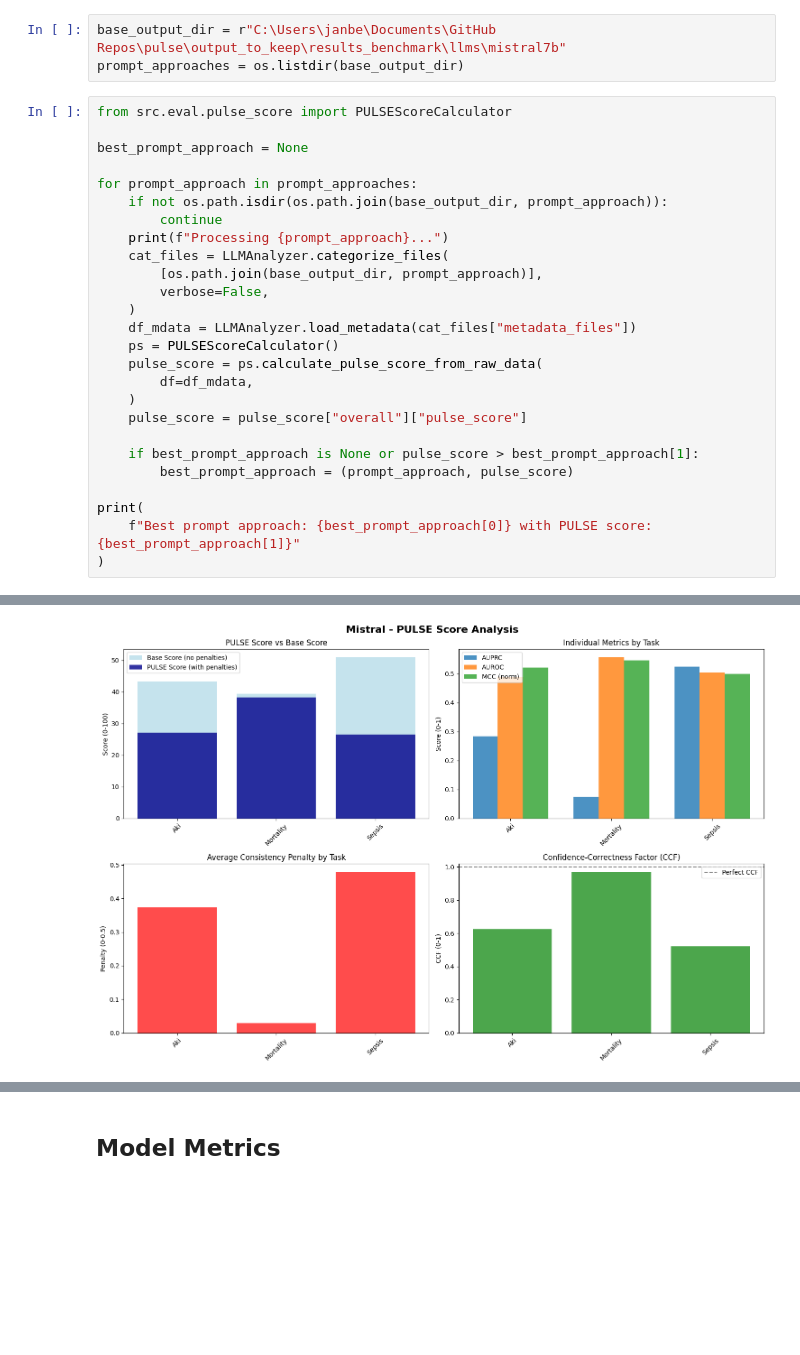
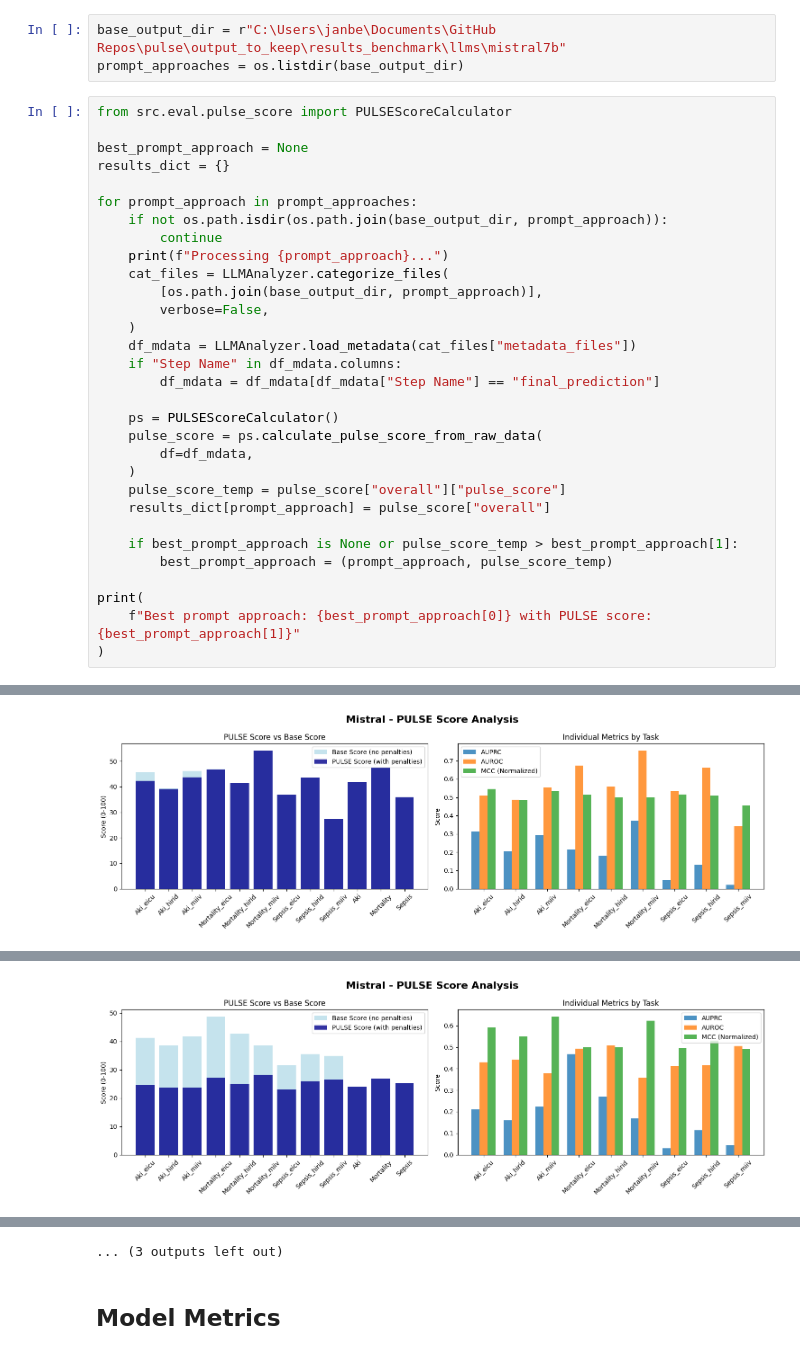
Before and after one commit to j4nberner/pulse, a Jupyter notebook: notebooks/analyze_mistral7b.ipynb, the cells around one changed output, grey strips where cells are left out. Drawn from its saved outputs; the diff is of its cells as text; blank space fills up the shorter version.

```diff
--- a/notebooks/analyze_mistral7b.ipynb
+++ b/notebooks/analyze_mistral7b.ipynb
@@ -16,6 +16,7 @@ prompt_approaches = os.listdir(base_output_dir)
 from src.eval.pulse_score import PULSEScoreCalculator
 
 best_prompt_approach = None
+results_dict = {}
 
 for prompt_approach in prompt_approaches:
     if not os.path.isdir(os.path.join(base_output_dir, prompt_approach)):
@@ -26,14 +27,18 @@ for prompt_approach in prompt_approaches:
         verbose=False,
     )
     df_mdata = LLMAnalyzer.load_metadata(cat_files["metadata_files"])
+    if "Step Name" in df_mdata.columns:
+        df_mdata = df_mdata[df_mdata["Step Name"] == "final_prediction"]
+
     ps = PULSEScoreCalculator()
     pulse_score = ps.calculate_pulse_score_from_raw_data(
         df=df_mdata,
     )
-    pulse_score = pulse_score["overall"]["pulse_score"]
+    pulse_score_temp = pulse_score["overall"]["pulse_score"]
+    results_dict[prompt_approach] = pulse_score["overall"]
 
-    if best_prompt_approach is None or pulse_score > best_prompt_approach[1]:
-        best_prompt_approach = (prompt_approach, pulse_score)
+    if best_prompt_approach is None or pulse_score_temp > best_prompt_approach[1]:
+        best_prompt_approach = (prompt_approach, pulse_score_temp)
 
 print(
     f"Best prompt approach: {best_prompt_approach[0]} with PULSE score: {best_prompt_approach[1]}"
@@ -58,5 +63,5 @@ Interpretation: Poor performance with significant confidence problems
 Task Weights: {'sepsis': 0.33, 'mortality': 0.33, 'aki': 0.33}
-[figure, old version]
+[figure, new version]
 ================================================================================
 🔍 KEY INSIGHTS - PULSE SCORE ANALYSIS
 ================================================================================
@@ -130,0 +136 @@ Best prompt approach: zhu_2024a_cot with PULSE score: 37.96705395328751
+[figure, added]
@@ -131,3 +155,4 @@ Best prompt approach: zhu_2024a_cot with PULSE score: 37.96705395328751
+... (3 outputs left out)
 # %% [markdown]
 ## Model Metrics
 # %%
```
Also changed, not shown: parts of 9 cells of this notebook, 13 other files.
